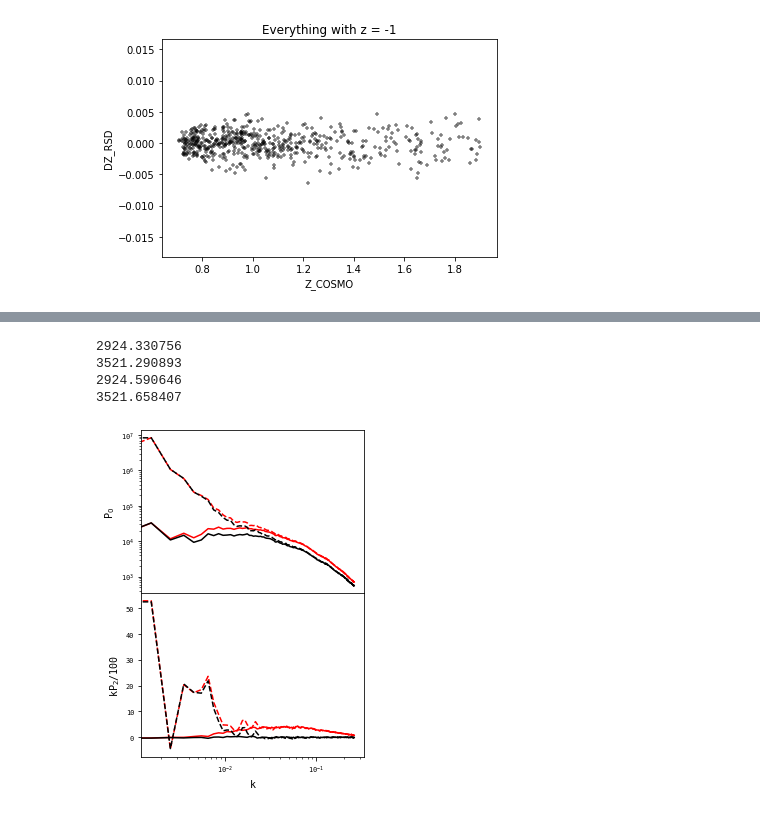
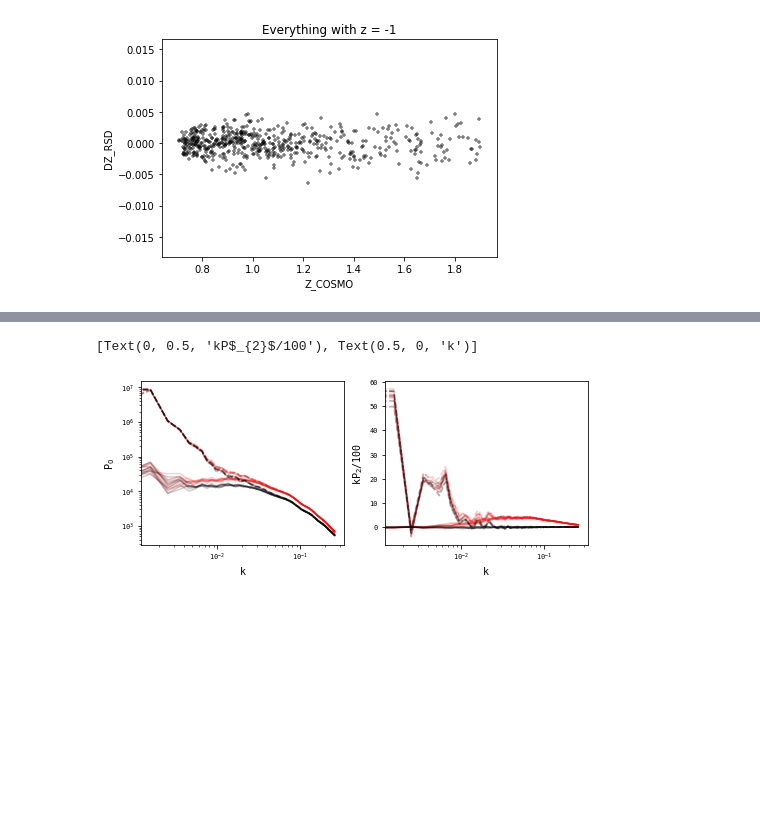
Before and after one commit to mehdirezaie/LSS, a Jupyter notebook: Sandbox/mocks.ipynb, the cells around one changed output, grey strips where cells are left out. Cells and saved outputs as stored; diff of their text form; code cells hidden in the pictures; blank space fills up the shorter version.

```diff
--- a/Sandbox/mocks.ipynb
+++ b/Sandbox/mocks.ipynb
@@ -69,3 +83,3 @@ pk_v0_15_real_1_0.2.txt  pk_v0_15_red_0.txt      pk_v0_15.txt
 # %%
-file = lambda r, s: np.loadtxt('/home/mehdi/data/mocksys/pk_v0_15_'+r+'_'+str(s)+'_0.2.txt')
+file = lambda i, r, s: np.loadtxt('/home/mehdi/data/mocksys/pk_v0_'+str(i)+'_'+r+'_'+str(s)+'_0.3.txt')
 # %%
@@ -74,4 +86,2 @@ shotnoise = {'real':{0:2924.590646, 1:3521.658407},
 colors = {'real':'k', 'red':'r'}
 ls = {0:'-', 1:'--'}
-# %%
-kpk = file('real', 1)
@@ -88,27 +96,24 @@ plt.xscale('log')
 # %%
-fig, ax = plt.subplots(nrows=2, figsize=(4, 6), sharex=True)
+fig, ax = plt.subplots(ncols=2, figsize=(8, 3), sharex=True)
 fig.subplots_adjust(hspace=0.)
 for r in ['red', 'real']:
     for i in [0, 1]:
-        print(shotnoise[r][i])
-        kpk = file(r, i)
-        ax[0].plot(kpk[:, 0],
-                 kpk[:, 1]-shotnoise[r][i],
-                 color=colors[r],
-                 ls=ls[i])
+        for k in range(10, 18):
+            kpk = file(k, r, i)
+            ax[0].plot(kpk[:, 0],
+                     kpk[:, 1],
+                     color=colors[r],
+                     ls=ls[i], alpha=0.2)
 
-        ax[1].plot(kpk[:, 0],
-                  kpk[:, 0]*kpk[:, 2]/100,
-                  color=colors[r],
-                  ls=ls[i])
-
+            ax[1].plot(kpk[:, 0],
+                      kpk[:, 0]*kpk[:, 2]/100,
+                      color=colors[r],
+                      ls=ls[i], alpha=0.2)
+#ax[0].plot(kpk[:,0], b1*b1*Plin(kpk[:,0]))
 ax[0].set(ylabel=r'P$_{0}$', yscale='log',
-          xscale='log')
+          xscale='log', xlabel='k')
 ax[1].set(xlabel='k', ylabel=r'kP$_{2}$/100')
-plt.savefig('kpk.pdf')
+#plt.savefig('kpk.pdf')
 # %% [output]
-2924.330756
-3521.290893
-2924.590646
-3521.658407
+[Text(0, 0.5, 'kP$_{2}$/100'), Text(0.5, 0, 'k')]
-[figure, old version]
+[figure, new version]
```
Also changed, not shown: parts of 6 cells of this notebook, 2 other files.
